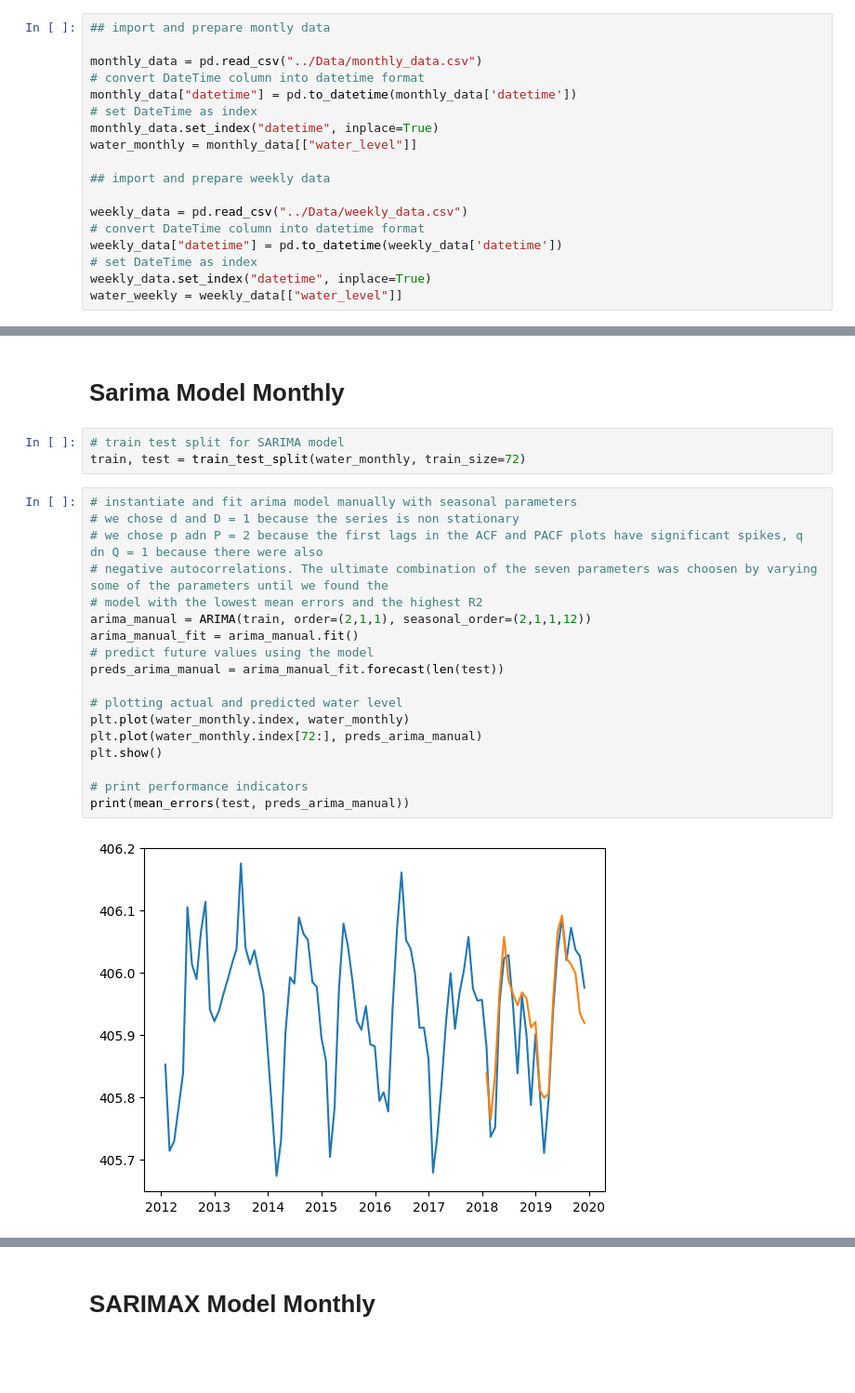
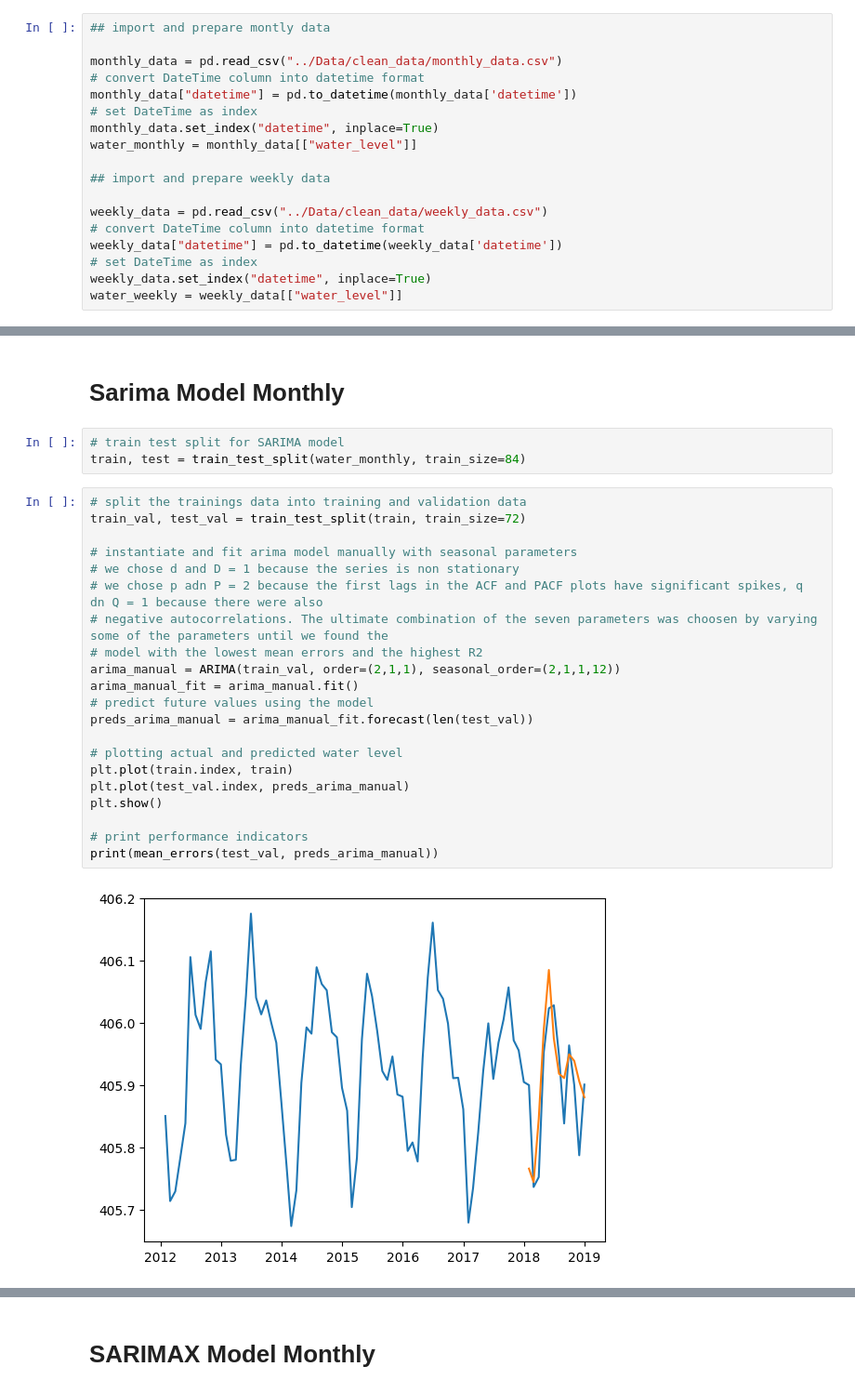
Before and after one commit to kaebry/DSF, a Jupyter notebook: Code/Arima_neptun - Kopie.ipynb, the cells around one changed output, grey strips where cells are left out. Shown at 93% size. Cells and saved outputs as stored; diff of their text form; blank space fills up the shorter version.

```diff
--- a/Code/Arima_neptun - Kopie.ipynb
+++ b/Code/Arima_neptun - Kopie.ipynb
@@ -16,7 +16,7 @@ from pmdarima.model_selection import train_test_split
 # %%
 ## import and prepare montly data
 
-monthly_data = pd.read_csv("../Data/monthly_data.csv")
+monthly_data = pd.read_csv("../Data/clean_data/monthly_data.csv")
 # convert DateTime column into datetime format
 monthly_data["datetime"] = pd.to_datetime(monthly_data['datetime'])
 # set DateTime as index
@@ -25,7 +25,7 @@ water_monthly = monthly_data[["water_level"]]
 
 ## import and prepare weekly data
 
-weekly_data = pd.read_csv("../Data/weekly_data.csv")
+weekly_data = pd.read_csv("../Data/clean_data/weekly_data.csv")
 # convert DateTime column into datetime format
 weekly_data["datetime"] = pd.to_datetime(weekly_data['datetime'])
 # set DateTime as index
@@ -162,24 +195,27 @@ None
 # Sarima Model Monthly
 # %%
 # train test split for SARIMA model
-train, test = train_test_split(water_monthly, train_size=72)
+train, test = train_test_split(water_monthly, train_size=84)
 # %%
+# split the trainings data into training and validation data
+train_val, test_val = train_test_split(train, train_size=72)
+
 # instantiate and fit arima model manually with seasonal parameters
 # we chose d and D = 1 because the series is non stationary
 # we chose p adn P = 2 because the first lags in the ACF and PACF plots have significant spikes, q dn Q = 1 because there were also
 # negative autocorrelations. The ultimate combination of the seven parameters was choosen by varying some of the parameters until we found the
 # model with the lowest mean errors and the highest R2
-arima_manual = ARIMA(train, order=(2,1,1), seasonal_order=(2,1,1,12))
+arima_manual = ARIMA(train_val, order=(2,1,1), seasonal_order=(2,1,1,12))
 arima_manual_fit = arima_manual.fit()
 # predict future values using the model
-preds_arima_manual = arima_manual_fit.forecast(len(test))
+preds_arima_manual = arima_manual_fit.forecast(len(test_val))
 
 # plotting actual and predicted water level
-plt.plot(water_monthly.index, water_monthly)
-plt.plot(water_monthly.index[72:], preds_arima_manual)
+plt.plot(train.index, train)
+plt.plot(test_val.index, preds_arima_manual)
 plt.show()
 
 # print performance indicators
-print(mean_errors(test, preds_arima_manual))
+print(mean_errors(test_val, preds_arima_manual))
 # %% [output]
-[figure, old version]
+[figure, new version]
```
Also changed, not shown: parts of 25 cells of this notebook.
